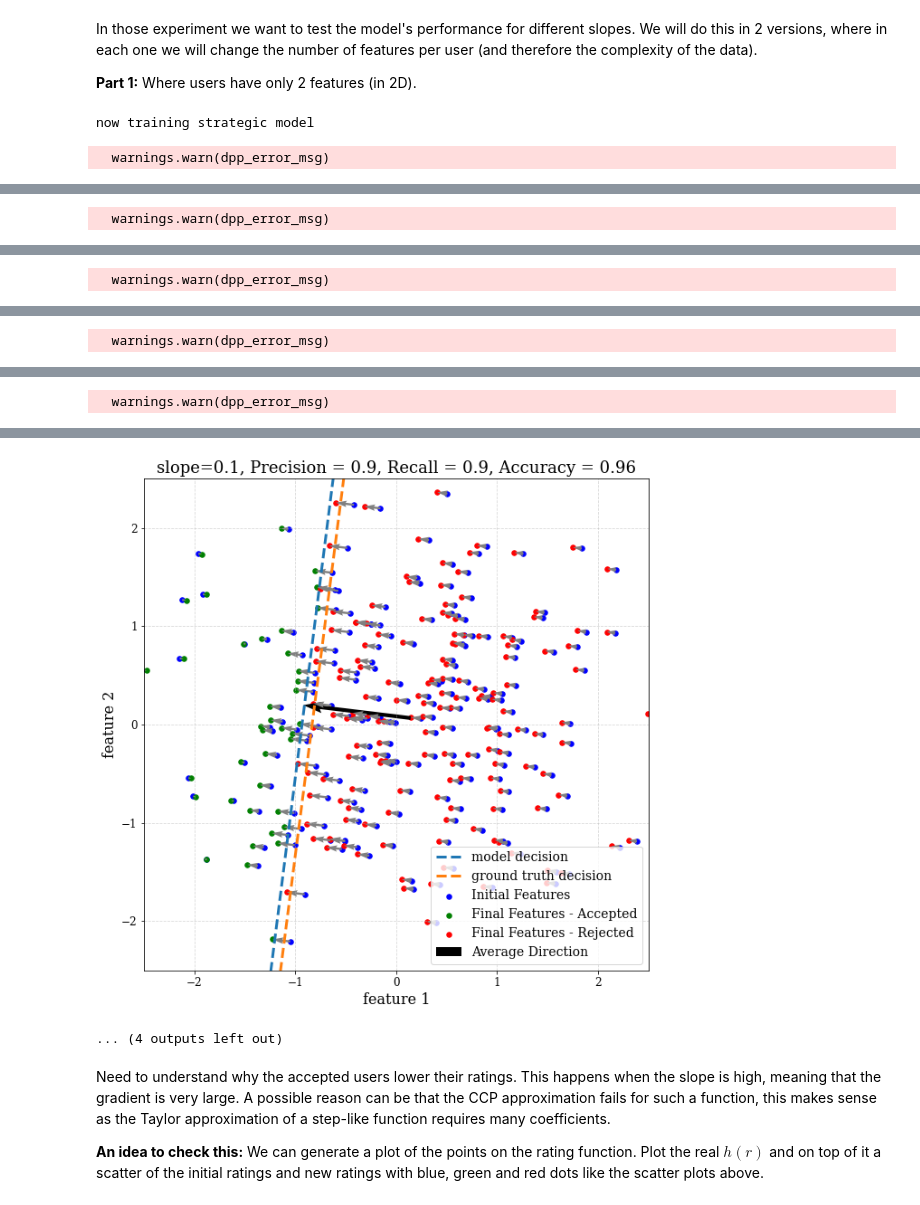
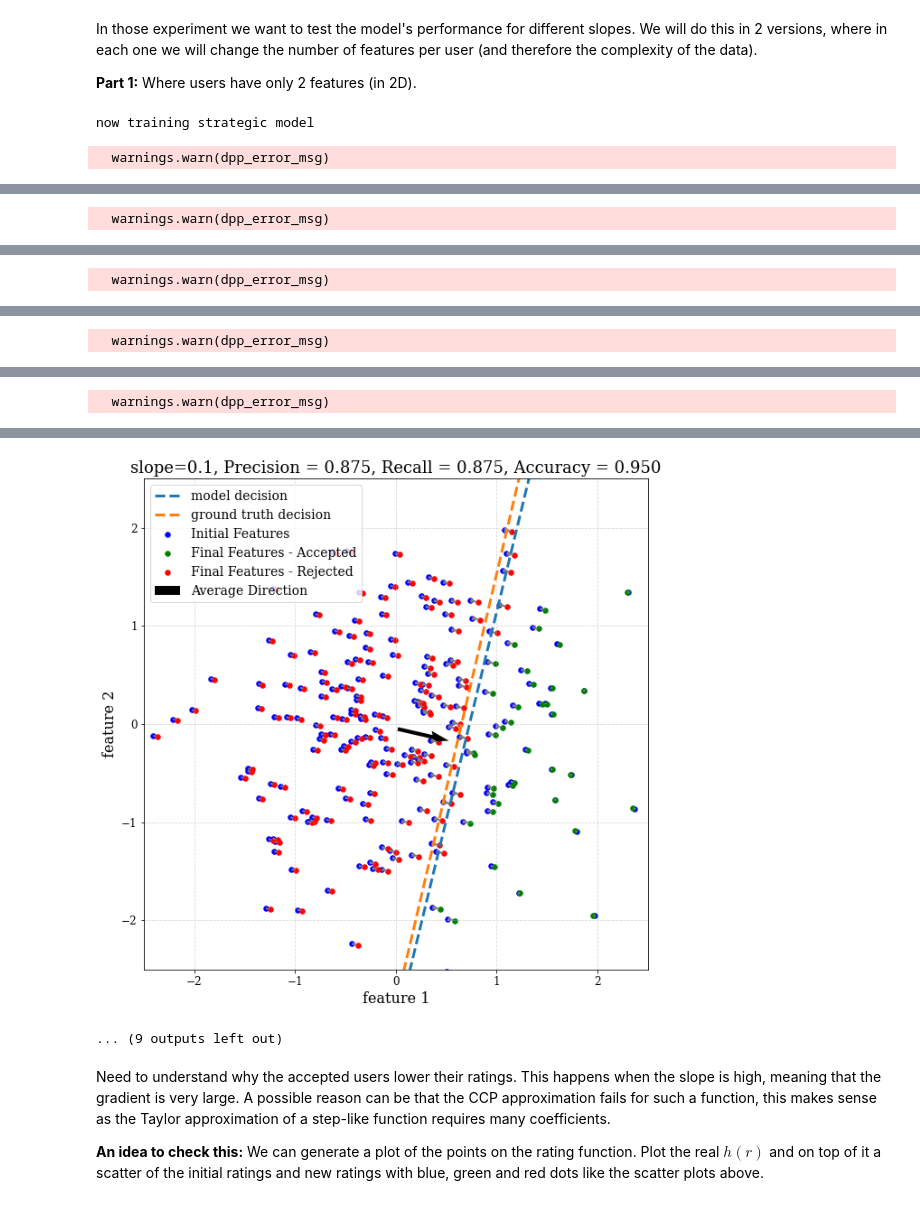
Before and after one commit to barweiss1/ranked_strategic_classification, a Jupyter notebook: strategicClassification-BatchedCCP.ipynb, the cells around one changed output, grey strips where cells are left out. Drawn from its saved outputs; the diff is of its cells as text; code cells hidden in the pictures.

Commit message:
added rating visualization and feature noise

```diff
--- a/strategicClassification-BatchedCCP.ipynb
+++ b/strategicClassification-BatchedCCP.ipynb
@@ -650,8 +650,9 @@ class RankingEnv():
     """
     Strategic Classification Environment
     """
-    def __init__(self, noisyscale, n_features, k, k_tag, n_users, slope_low, slope_high, acp_reward, funcs, funcs_batch, scale, n_batch=1):
-        self.noisyscale = noisyscale
+    def __init__(self, rating_noise, feature_noise, n_features, k, k_tag, n_users, slope_low, slope_high, acp_reward, funcs, funcs_batch, scale, T_max=5, n_batch=1):
+        self.rating_noise = rating_noise
+        self.feature_noise = feature_noise
         self.n_features = n_features
         self.k = k  # k is number of accepted users
         self.k_tag = k_tag  # k' < k sets the threshold of confidant acceptance
@@ -677,7 +678,7 @@ class RankingEnv():
         # user variables
         self.n_users = n_users
         self.t = 0  # time indicator
-        self.T_max = 5  #  number of dynamic iterations
+        self.T_max = T_max  #  number of dynamic iterations
 
 
     # generating dataset for train or test sets. In case of a train-set, generate n_batch datasets. In case of test-set, generate 1 dataset.
@@ -691,7 +692,9 @@ class RankingEnv():
             X[i,:,:] = self.generate_users(self.n_users, uniform_dist=uniform_dist)
             R[i,:] = self.rating(X[i,:,:])
             y[i,:] = self.get_true_accepted(X[i,:,:])
-        return X,R,y
+        # add noise to the features
+        X_noisy = X + torch.randn_like(X) * self.feature_noise
+        return X_noisy,R,y
 
     def generate_users(self, n_users, uniform_dist=False):
         if uniform_dist:
@@ -704,7 +707,7 @@ class RankingEnv():
     def rating(self, users):
         # return noisy users rating, when the noise is normally distributed
         clean_ratings = users@self.system_attributes.T
-        noise = torch.randn_like(clean_ratings) * self.noisyscale # multiplying in the noisyscale
+        noise = torch.randn_like(clean_ratings) * self.rating_noise # multiplying in the noisyscale
         return clean_ratings + noise
 
     def set_slope(self, slope_low, slope_high):
@@ -883,7 +921,7 @@ def our_scatter(rank_env, model, X, test_metrics, title='Test Set'):
     precision = test_metrics[test_metrics['epoch num'] == 9]['precision'].values[0]
     recall = test_metrics[test_metrics['epoch num'] == 9]['recall'].values[0]
     accuracy = test_metrics[test_metrics['epoch num'] == 9]['accuracy'].values[0]
-    ax.set_title(f'{title}, Precision = {precision}, Recall = {recall}, Accuracy = {accuracy}')
+    ax.set_title(f'{title}, Precision = {precision:.3f}, Recall = {recall:.3f}, Accuracy = {accuracy:.3f}')
 # %% [markdown]
 ### Baseline
 In this experiment we will run 2 models, one non-strategic and the other strategic, with strategic data (i.e. users which change their features in order to achieve better results) and comparing their results.
@@ -951,7 +989,8 @@ n_features = 2
 scale = 5
 
 # training with different slopes
-env_params = {'noisyscale' : 0.01,
+env_params = {'rating_noise' : 0,
+            'feature_noise' : 0.1,
             'n_features' : n_features,
             'k' : 30,
             'k_tag' : 10,
@@ -1037,7 +1076,8 @@ n_features = 2
 scale = 4
 
 # training with different slopes
-env_params = {'noisyscale' : 0.3,
+env_params = {'rating_noise' : 0,
+            'feature_noise' : 0.3,
             'n_features' : n_features,
             'k' : 30,
             'k_tag' : 30,
@@ -1164,11 +1204,12 @@ We will do this in 2 versions, where in each one we will change the number of fe
 # %%
 # defining different environments for different slopes
 slope_vals = [0.1, 0.3, 0.5, 1, 2]
-scale = 5
+scale = 10
 
 for slope_val in slope_vals:
     # training with different slopes for 2 features
-    env_params = {'noisyscale' : 0.1,
+    env_params = {'rating_noise' : 0,
+                'feature_noise' : 0.2,
                 'n_features' : 2, # 2 features
                 'k' : 40,
                 'k_tag' : 20,
@@ -1179,7 +1220,8 @@ for slope_val in slope_vals:
                 'funcs' : funcs,
                 'funcs_batch' : funcs_batch,
                 'scale' : 1,
-                'n_batch' : 5}
+                'n_batch' : 5,
+                'T_max' : 6}
 
     rank_env = RankingEnv(**env_params)
     model = MyStrategicModel(batch_size=env_params['n_users'], env=rank_env, strategic=True)
@@ -1223,6 +1265,7 @@ for slope_val in slope_vals:
 
     # plotting an appropriate scatter plot
     our_scatter(rank_env, model, X_test, test_metrics=pd.DataFrame(strategic_test_metrics), title=f'slope={slope_val}')
+    plot_rating_change(rank_env, model, X_test, title=f'slope={slope_val}')
 # %% [output]
 now training strategic model
   warnings.warn(dpp_error_msg)
@@ -1318,5 +1361,5 @@ training time: 158.36085104942322 seconds
-[figure, old version]
+[figure, new version]
-... (4 outputs left out)
+... (9 outputs left out)
 # %% [markdown]
 Need to understand why the accepted users lower their ratings. This happens when the slope is high, meaning that the gradient is very large. A possible reason can be that the CCP approximation fails for such a function, this makes sense as the Taylor approximation of a step-like function requires many coefficients.
 
```
Also changed, not shown: parts of 3 cells of this notebook, 50 other files.
